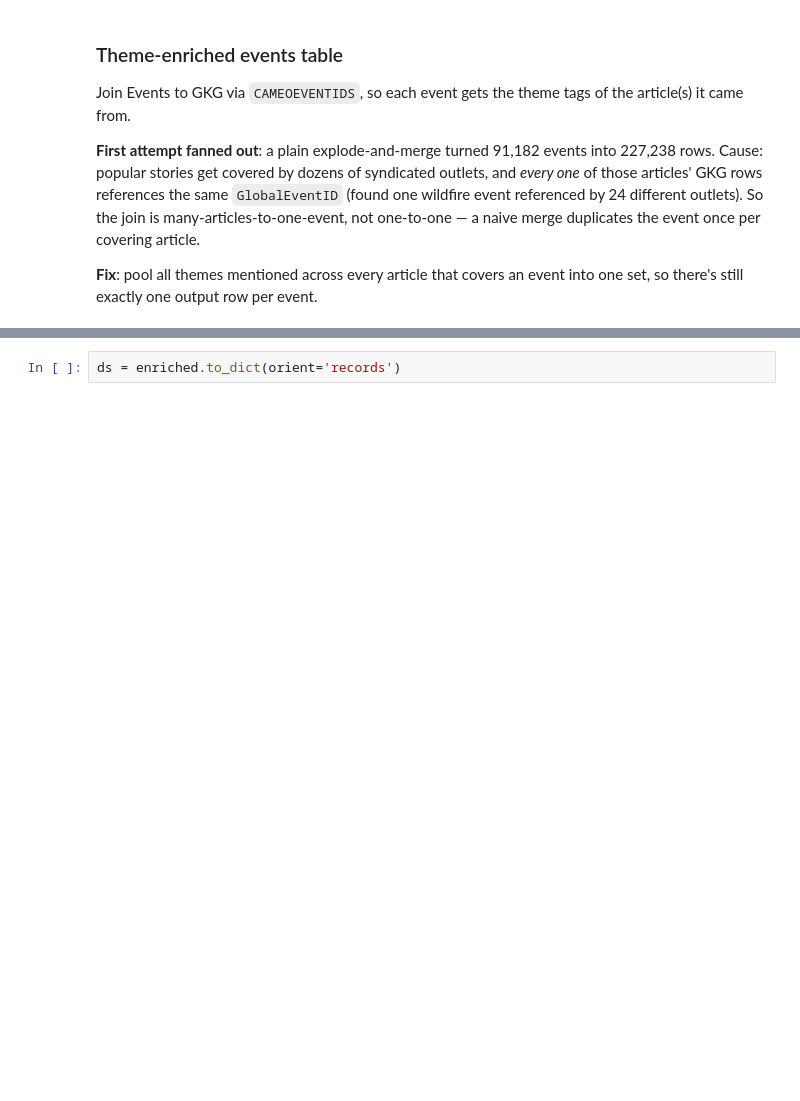
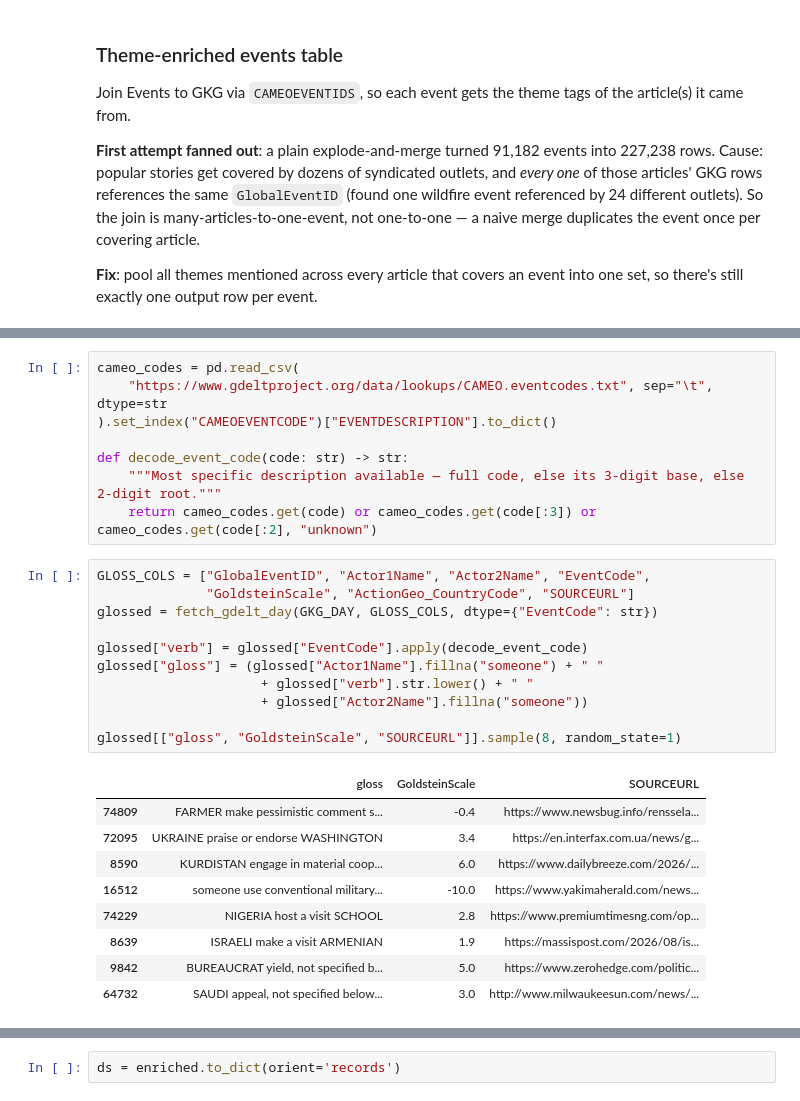
Before and after one commit to diegojramirezs7/zitygeist-data, a Jupyter notebook: notebooks/gdelt/gdelt.ipynb, the cells around one changed output, grey strips where cells are left out. Saved outputs shown, nothing was run; the diff lists cells and outputs as text; blank space fills up the shorter version.

```diff
--- a/notebooks/gdelt/gdelt.ipynb
+++ b/notebooks/gdelt/gdelt.ipynb
@@ -426,0 +438,29 @@ enriched.dropna(subset=["themes"]).head()
+# %%
+cameo_codes = pd.read_csv(
+    "https://www.gdeltproject.org/data/lookups/CAMEO.eventcodes.txt", sep="\t", dtype=str
+).set_index("CAMEOEVENTCODE")["EVENTDESCRIPTION"].to_dict()
+
+def decode_event_code(code: str) -> str:
+    """Most specific description available — full code, else its 3-digit base, else 2-digit root."""
+    return cameo_codes.get(code) or cameo_codes.get(code[:3]) or cameo_codes.get(code[:2], "unknown")
+# %%
+GLOSS_COLS = ["GlobalEventID", "Actor1Name", "Actor2Name", "EventCode",
+              "GoldsteinScale", "ActionGeo_CountryCode", "SOURCEURL"]
+glossed = fetch_gdelt_day(GKG_DAY, GLOSS_COLS, dtype={"EventCode": str})
+
+glossed["verb"] = glossed["EventCode"].apply(decode_event_code)
+glossed["gloss"] = (glossed["Actor1Name"].fillna("someone") + " "
+                     + glossed["verb"].str.lower() + " "
+                     + glossed["Actor2Name"].fillna("someone"))
+
+glossed[["gloss", "GoldsteinScale", "SOURCEURL"]].sample(8, random_state=1)
+# %% [output]
+|  | gloss | GoldsteinScale | SOURCEURL |
+| 74809 | FARMER make pessimistic comment s... | -0.4 | https://www.newsbug.info/renssela... |
+| 72095 | UKRAINE praise or endorse WASHINGTON | 3.4 | https://en.interfax.com.ua/news/g... |
+| 8590 | KURDISTAN engage in material coop... | 6.0 | https://www.dailybreeze.com/2026/... |
+| 16512 | someone use conventional military... | -10.0 | https://www.yakimaherald.com/news... |
+| 74229 | NIGERIA host a visit SCHOOL | 2.8 | https://www.premiumtimesng.com/op... |
+| 8639 | ISRAELI make a visit ARMENIAN | 1.9 | https://massispost.com/2026/08/is... |
+| 9842 | BUREAUCRAT yield, not specified b... | 5.0 | https://www.zerohedge.com/politic... |
+| 64732 | SAUDI appeal, not specified below... | 3.0 | http://www.milwaukeesun.com/news/... |
```
Also changed, not shown: parts of 10 cells of this notebook, 1 other file.
